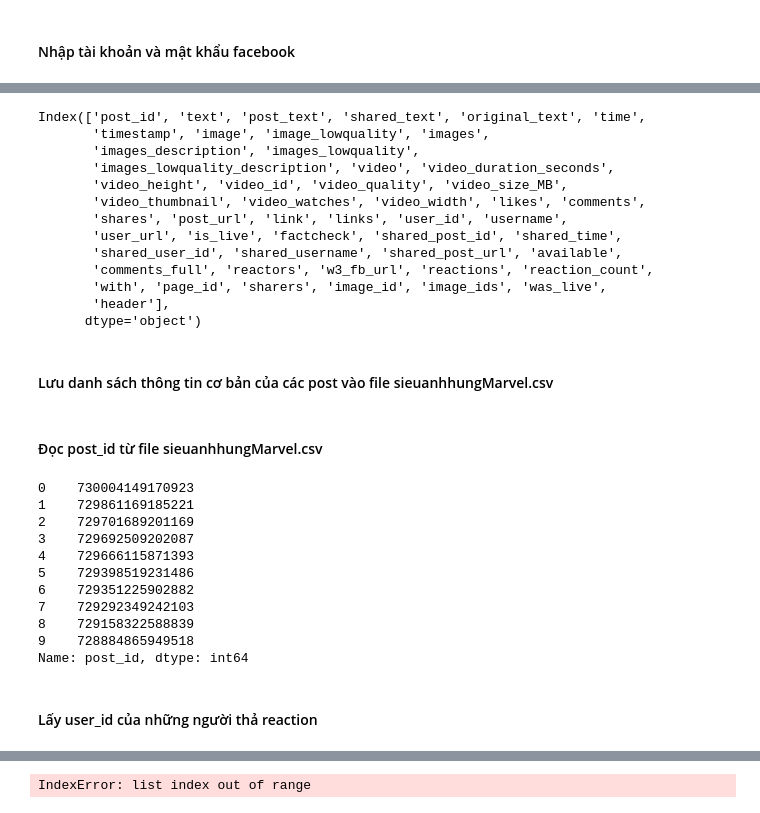
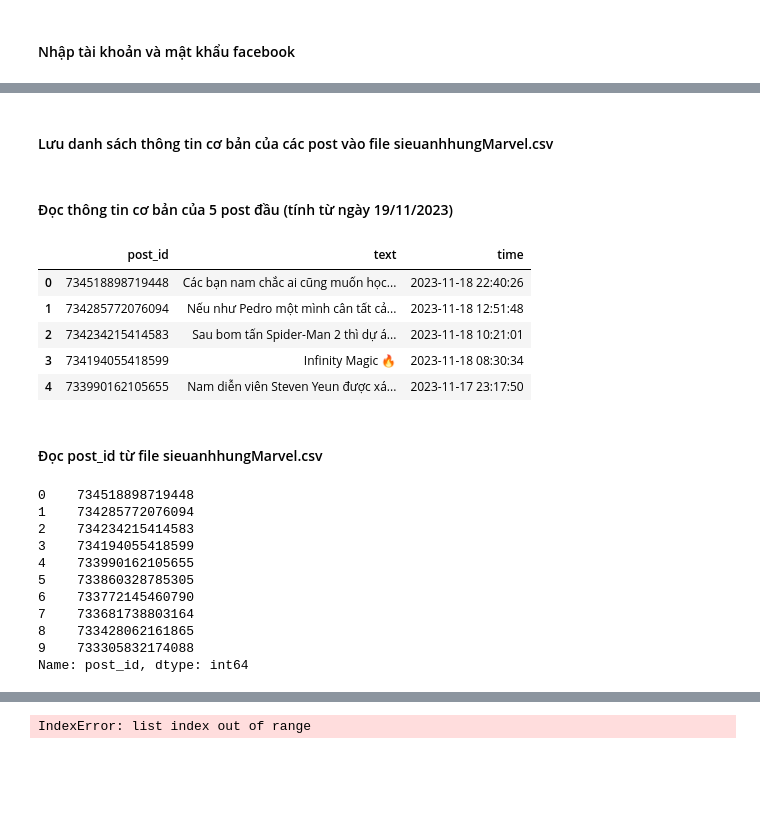
Before and after one commit to 4IUK/facebook_scraper, a Jupyter notebook: ex.ipynb, the cells around one changed output, grey strips where cells are left out. Saved outputs shown, nothing was run; the diff lists cells and outputs as text; code cells hidden in the pictures; blank space fills up the shorter version.

```diff
--- a/ex.ipynb
+++ b/ex.ipynb
@@ -62,20 +76,3 @@ print(len(post_list))
-# %%
-df = pd.DataFrame(post_list)
-df.columns
-# %% [output]
-Index(['post_id', 'text', 'post_text', 'shared_text', 'original_text', 'time',
-       'timestamp', 'image', 'image_lowquality', 'images',
-       'images_description', 'images_lowquality',
-       'images_lowquality_description', 'video', 'video_duration_seconds',
-       'video_height', 'video_id', 'video_quality', 'video_size_MB',
-       'video_thumbnail', 'video_watches', 'video_width', 'likes', 'comments',
-       'shares', 'post_url', 'link', 'links', 'user_id', 'username',
-       'user_url', 'is_live', 'factcheck', 'shared_post_id', 'shared_time',
-       'shared_user_id', 'shared_username', 'shared_post_url', 'available',
-       'comments_full', 'reactors', 'w3_fb_url', 'reactions', 'reaction_count',
-       'with', 'page_id', 'sharers', 'image_id', 'image_ids', 'was_live',
-       'header'],
-      dtype='object')
 # %% [markdown]
 #### Lưu danh sách thông tin cơ bản của các post vào file sieuanhhungMarvel.csv
 # %%
@@ -94,5 +91,17 @@ with open(path, 'w', newline='', encoding='utf-8') as csv_file:
     # Ghi dữ liệu
     for row in post_list:
         csv_writer.writerow(row.values())
+# %% [markdown]
+#### Đọc thông tin cơ bản của 5 post đầu (tính từ ngày 19/11/2023)
+# %%
+df = pd.read_csv('Data/sieuanhhungMarvel.csv')
+df.head()
+# %% [output]
+|  | post_id | text | time |
+| 0 | 734518898719448 | Các bạn nam chắc ai cũng muốn học... | 2023-11-18 22:40:26 |
+| 1 | 734285772076094 | Nếu như Pedro một mình cân tất cả... | 2023-11-18 12:51:48 |
+| 2 | 734234215414583 | Sau bom tấn Spider-Man 2 thì dự á... | 2023-11-18 10:21:01 |
+| 3 | 734194055418599 | Infinity Magic 🔥 | 2023-11-18 08:30:34 |
+| 4 | 733990162105655 | Nam diễn viên Steven Yeun được xá... | 2023-11-17 23:17:50 |
 # %% [markdown]
 #### Đọc post_id từ file sieuanhhungMarvel.csv
@@ -99,20 +110,17 @@ with open(path, 'w', newline='', encoding='utf-8') as csv_file:
 # %%
-path = FOLDER_PATH + FANPAGE_LINK + ".csv"
 df_post = pd.read_csv(path)
 
 df_post_id = df_post['post_id']
 df_post_id.head(10)
 # %% [output]
-0    730004149170923
-1    729861169185221
-2    729701689201169
-3    729692509202087
-4    729666115871393
-5    729398519231486
-6    729351225902882
-7    729292349242103
-8    729158322588839
-9    728884865949518
+0    734518898719448
+1    734285772076094
+2    734234215414583
+3    734194055418599
+4    733990162105655
+5    733860328785305
+6    733772145460790
+7    733681738803164
+8    733428062161865
+9    733305832174088
 Name: post_id, dtype: int64
-# %% [markdown]
-#### Lấy user_id của những người thả reaction
```
Also changed, not shown: parts of 22 cells of this notebook, 3 other files.
